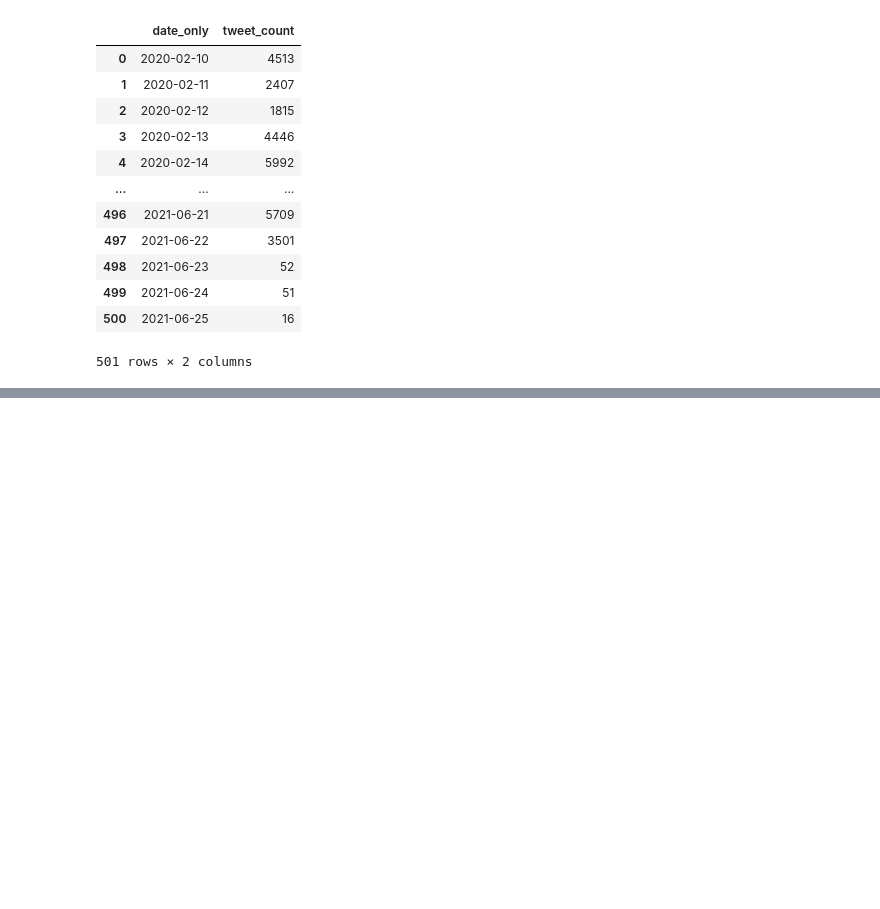
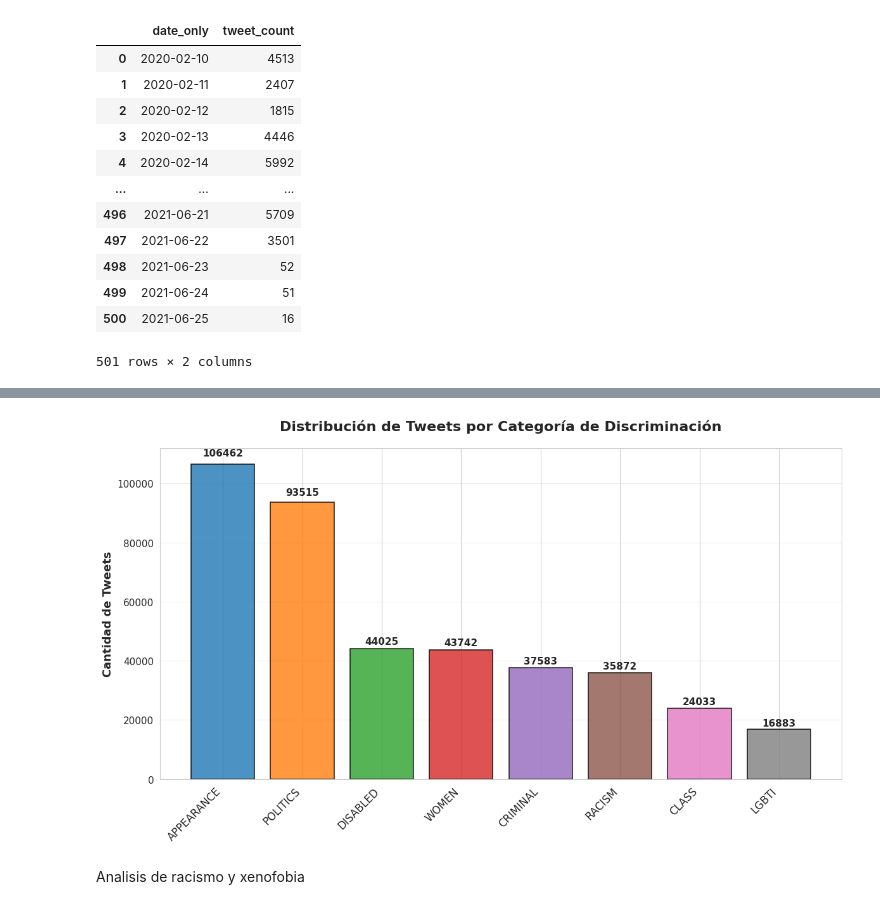
Before and after one commit to natdebandi/xenofobia_ar, a Jupyter notebook: analisis_xenofobia_pandemia_1.ipynb, the cells around one changed output, grey strips where cells are left out. Cells and saved outputs as stored; diff of their text form; code cells hidden in the pictures; blank space fills up the shorter version.

```diff
--- a/analisis_xenofobia_pandemia_1.ipynb
+++ b/analisis_xenofobia_pandemia_1.ipynb
@@ -432,0 +151,2 @@ hate_counts
+# %%
+df=tw_arg
@@ -432,0 +360,42 @@ hate_counts
+# %%
+# Paso 10: Gráfico de barras de categorías
+fig, ax = plt.subplots(figsize=(12, 7))
+
+# Crear gráfico de barras
+colores = ['#1f77b4', '#ff7f0e', '#2ca02c', '#d62728', '#9467bd', '#8c564b', '#e377c2', '#7f7f7f']
+barras = ax.bar(range(len(conteo_categorias)),
+                conteo_categorias.values,
+                color=colores,
+                alpha=0.8,
+                edgecolor='black',
+                linewidth=1.2)
+
+# Agregar valores sobre las barras
+for i, (cat, valor) in enumerate(conteo_categorias.items()):
+    ax.text(i, valor + (valor * 0.02),
+            f'{int(valor)}',
+            ha='center',
+            va='bottom',
+            fontsize=11,
+            fontweight='bold')
+
+# Configurar ejes y título
+ax.set_xticks(range(len(conteo_categorias)))
+ax.set_xticklabels(conteo_categorias.index, rotation=45, ha='right', fontsize=12)
+ax.set_ylabel('Cantidad de Tweets', fontsize=13, fontweight='bold')
+ax.set_title('Distribución de Tweets por Categoría de Discriminación',
+             fontsize=16,
+             fontweight='bold',
+             pad=20)
+
+# Grid
+ax.grid(True, alpha=0.3, axis='y')
+ax.set_axisbelow(True)
+
+# Ajustar layout
+plt.tight_layout()
+plt.show()
+# %% [output]
+[figure, added]
+# %% [markdown]
+Analisis de racismo y xenofobia
```
Also changed, not shown: parts of 41 cells of this notebook.
